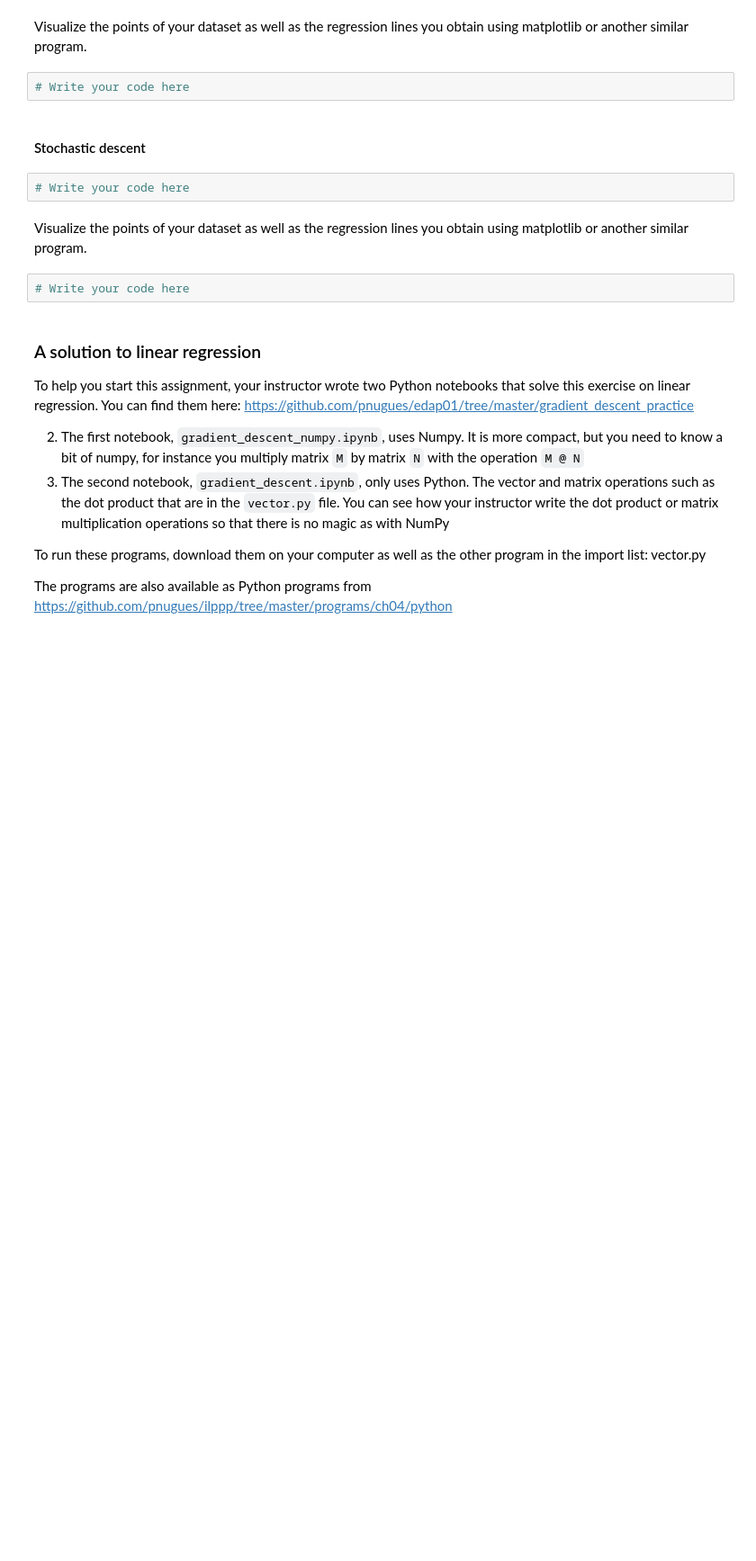
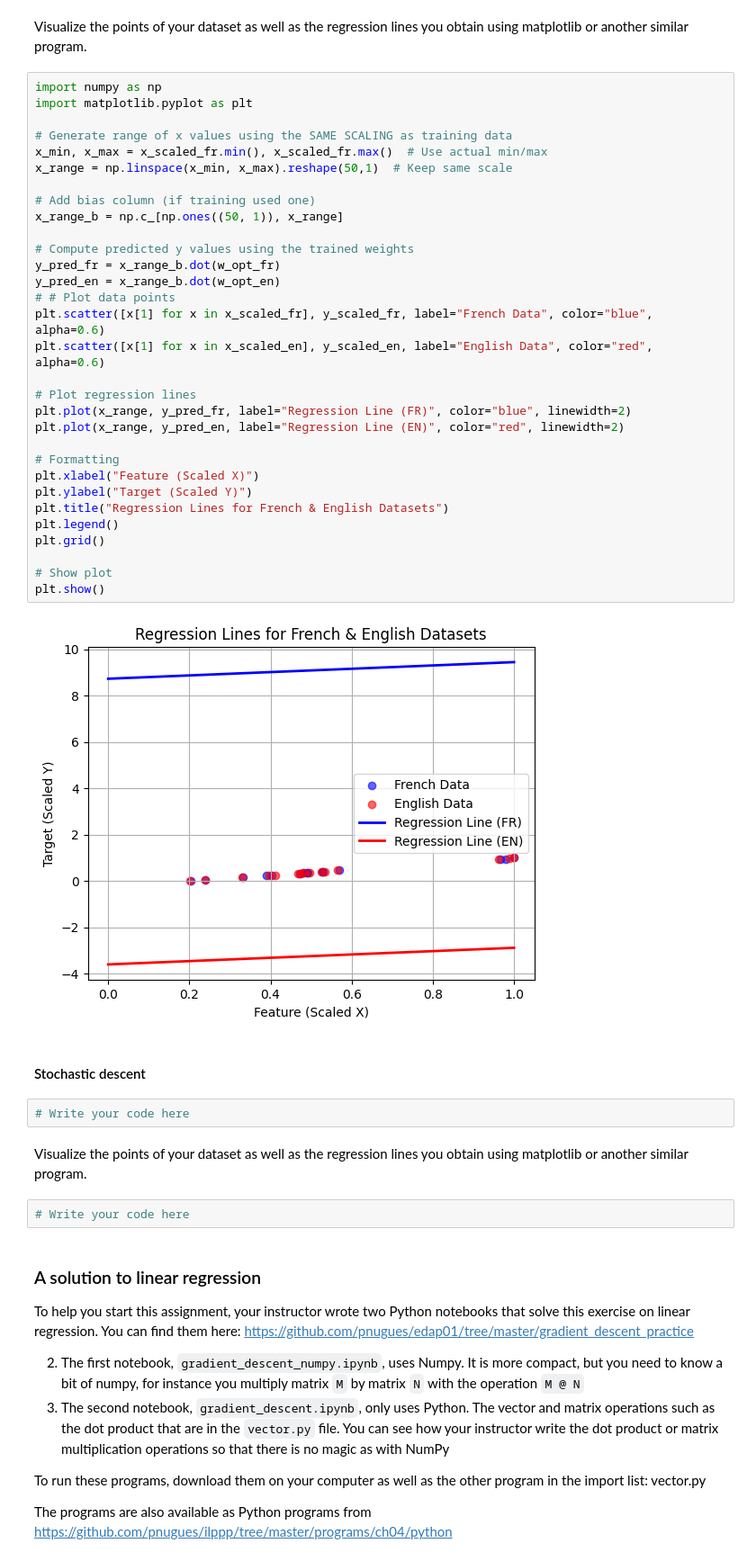
Before and after one commit to Aidan-harrer/AI-Bullshit, a Jupyter notebook: Project_three/ai_lab_perceptron_students.ipynb, the cells around one changed output. Shown at 90% size. Drawn from its saved outputs; the diff is of its cells as text; blank space fills up the shorter version.

```diff
--- a/Project_three/ai_lab_perceptron_students.ipynb
+++ b/Project_three/ai_lab_perceptron_students.ipynb
@@ -171,7 +190,38 @@ Apply the batch descent and print the final weight values
 # %% [markdown]
 Visualize the points of your dataset as well as the regression lines you obtain using matplotlib or another similar program.
 # %%
-# Write your code here
+import numpy as np
+import matplotlib.pyplot as plt
+
+# Generate range of x values using the SAME SCALING as training data
+x_min, x_max = x_scaled_fr.min(), x_scaled_fr.max()  # Use actual min/max
+x_range = np.linspace(x_min, x_max).reshape(50,1)  # Keep same scale
+
+# Add bias column (if training used one)
+x_range_b = np.c_[np.ones((50, 1)), x_range]
+
+# Compute predicted y values using the trained weights
+y_pred_fr = x_range_b.dot(w_opt_fr)
+y_pred_en = x_range_b.dot(w_opt_en)
+# # Plot data points
+plt.scatter([x[1] for x in x_scaled_fr], y_scaled_fr, label="French Data", color="blue", alpha=0.6)
+plt.scatter([x[1] for x in x_scaled_en], y_scaled_en, label="English Data", color="red", alpha=0.6)
+
+# Plot regression lines
+plt.plot(x_range, y_pred_fr, label="Regression Line (FR)", color="blue", linewidth=2)
+plt.plot(x_range, y_pred_en, label="Regression Line (EN)", color="red", linewidth=2)
+
+# Formatting
+plt.xlabel("Feature (Scaled X)")
+plt.ylabel("Target (Scaled Y)")
+plt.title("Regression Lines for French & English Datasets")
+plt.legend()
+plt.grid()
+
+# Show plot
+plt.show()
+# %% [output]
+[figure, added]
 # %% [markdown]
 #### Stochastic descent
 # %%
```
Also changed, not shown: parts of 16 cells of this notebook.
